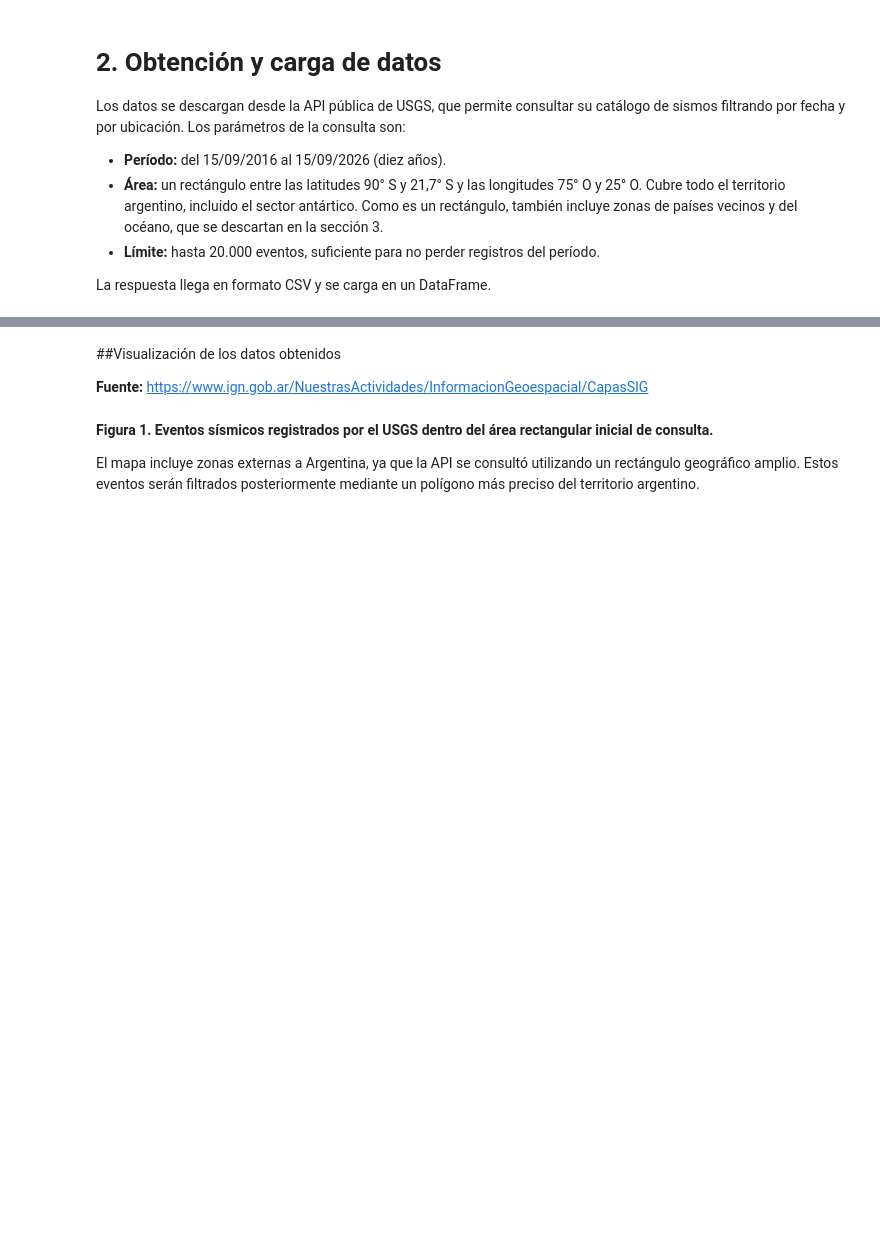
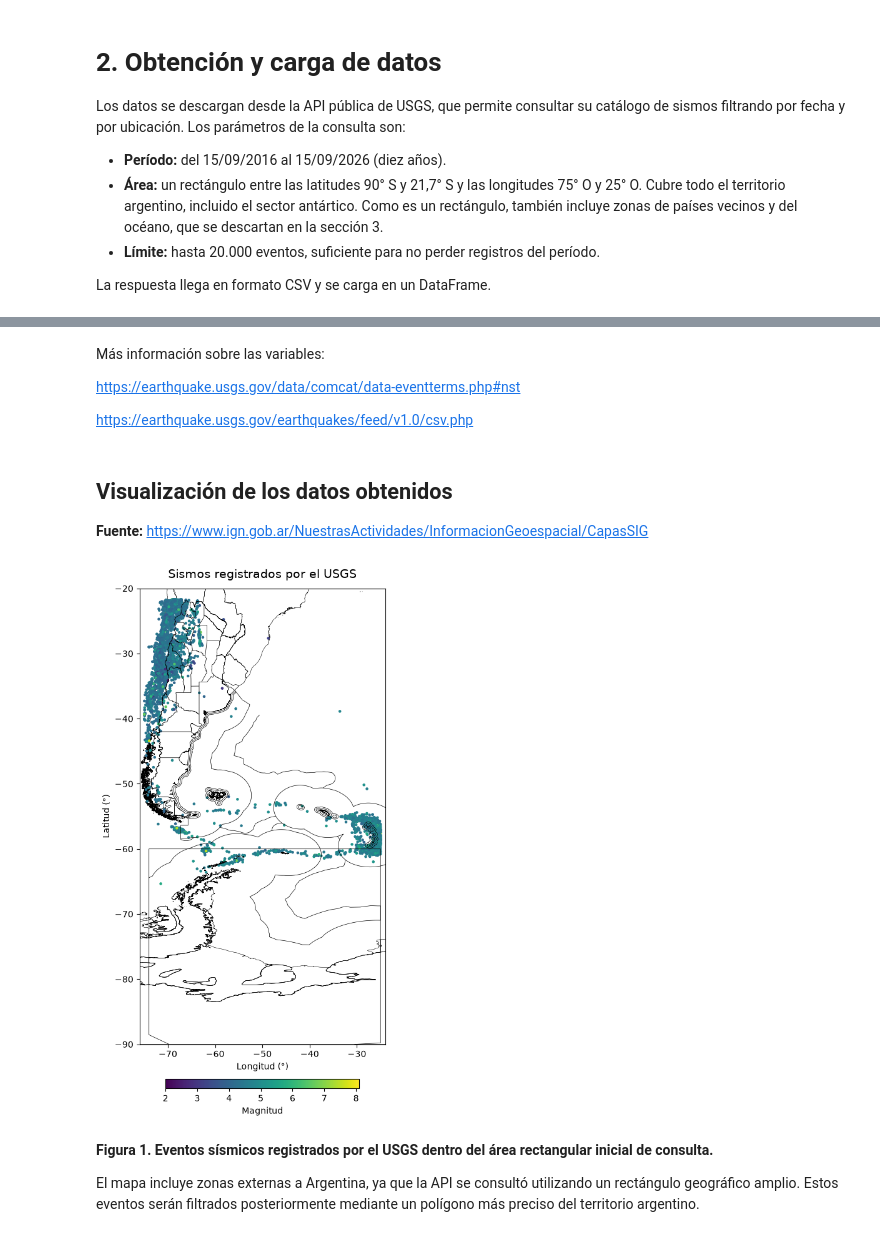
Before and after one commit to fer-gif/proyecto_ypf, a Jupyter notebook: notebooks/01_analisis_exploratorio.ipynb, the cells around one changed output, grey strips where cells are left out. Saved outputs shown, nothing was run; the diff lists cells and outputs as text; code cells hidden in the pictures; blank space fills up the shorter version.

```diff
--- a/notebooks/01_analisis_exploratorio.ipynb
+++ b/notebooks/01_analisis_exploratorio.ipynb
@@ -84,9 +94,15 @@ La columna "Decisión" resume las conclusiones de las secciones 4.2 y 4.4; ahí
+# %% [markdown]
+Más información sobre las variables:
+
+https://earthquake.usgs.gov/data/comcat/data-eventterms.php#nst
+
+https://earthquake.usgs.gov/earthquakes/feed/v1.0/csv.php
 # %%
 # Guardado de datos originales en .csv
 
 df.to_csv("../data/raw/sismos_usgs.csv", index=False)
 # %% [markdown]
-##Visualización de los datos obtenidos
+## Visualización de los datos obtenidos
 
 **Fuente:** https://www.ign.gob.ar/NuestrasActividades/InformacionGeoespacial/CapasSIG
 # %%
@@ -110,36 +126,41 @@ ign_sudam.plot(
     linewidth=0.4
 )
 
 ign_arg.plot(
     ax=ax,
     color="black",
     linewidth=0.5
 )
 
 gdf.plot(
     ax=ax,
     column="mag",
     cmap="viridis",
     markersize=5,
     legend=True,
-    legend_kwds={
+    legend_kwds={"label": "Magnitud",
         "orientation": "horizontal",
         "shrink": 0.4,
-        "pad": 0.04
+        "pad": 0.06
     }
 )
 
 # Zoom sobre Argentina y alrededores
 ax.set_xlim(-76, -24)
 ax.set_ylim(-90, -20)
 
+
+ax.set_xlabel("Longitud (°)")
+ax.set_ylabel("Latitud (°)")
 ax.set_title(
-    "Sismos registrados por el USGS en el área de estudio",
+    "Sismos registrados por el USGS",
     fontsize=14,
     pad=12
 )
 
 plt.show()
+# %% [output]
+[figure, added]
 # %% [markdown]
 **Figura 1. Eventos sísmicos registrados por el USGS dentro del área rectangular inicial de consulta.**
 
```
Also changed, not shown: parts of 95 cells of this notebook.
